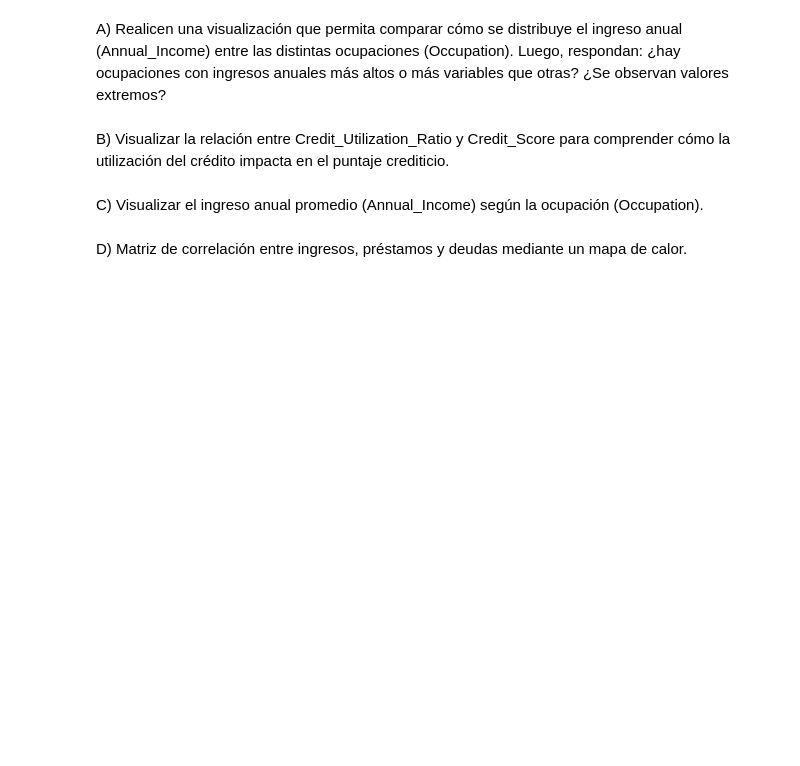
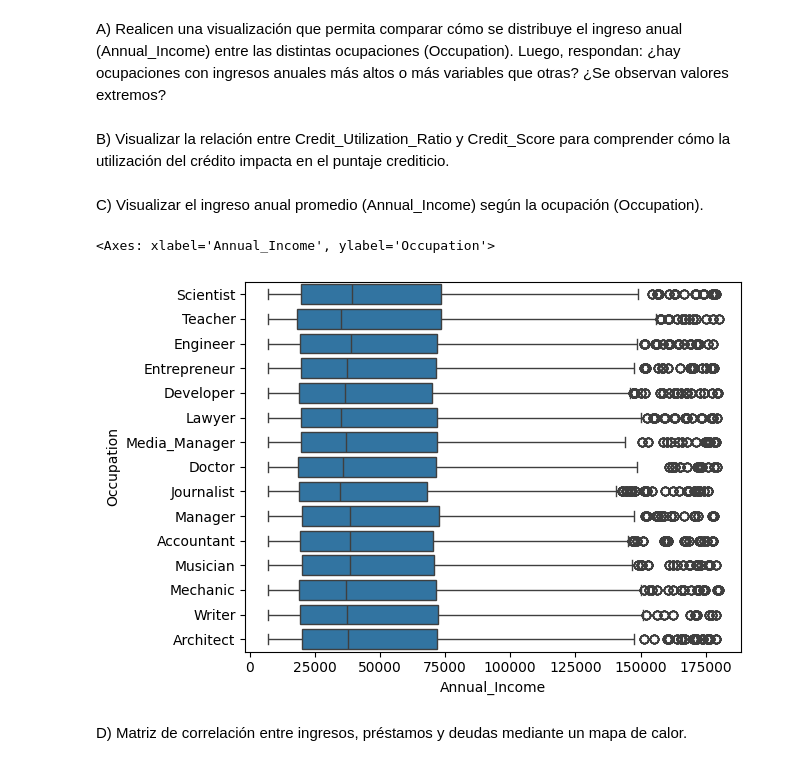
Before and after one commit to franovando/clase_04_06, a Jupyter notebook: Deteccion_de_Fraude.ipynb, the cells around one changed output. Drawn from its saved outputs; the diff is of its cells as text; code cells hidden in the pictures; blank space fills up the shorter version.

```diff
--- a/Deteccion_de_Fraude.ipynb
+++ b/Deteccion_de_Fraude.ipynb
@@ -161,5 +160,14 @@ A) Realicen una visualización que permita comparar cómo se distribuye el ingre
 B) Visualizar la relación entre Credit_Utilization_Ratio y Credit_Score para comprender cómo la utilización del crédito impacta en el puntaje crediticio.
 # %% [markdown]
 C) Visualizar el ingreso anual promedio (Annual_Income) según la ocupación (Occupation).
+# %%
+sns.boxplot(
+    data = bank_df,
+    x = 'Annual_Income',
+    y = 'Occupation'
+);
+# %% [output]
+<Axes: xlabel='Annual_Income', ylabel='Occupation'>
+[figure, added]
 # %% [markdown]
 D) Matriz de correlación entre ingresos, préstamos y deudas mediante un mapa de calor.
```
Also changed, not shown: parts of 4 cells of this notebook.
